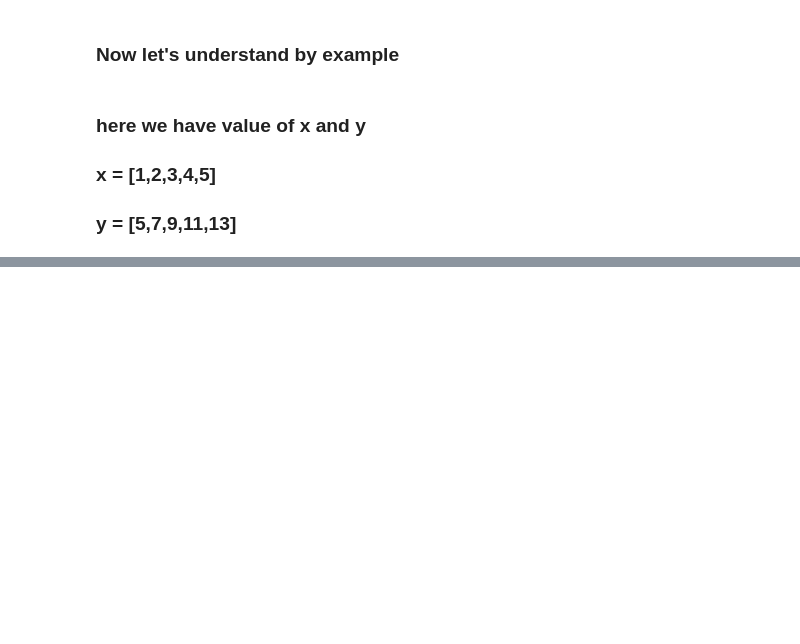
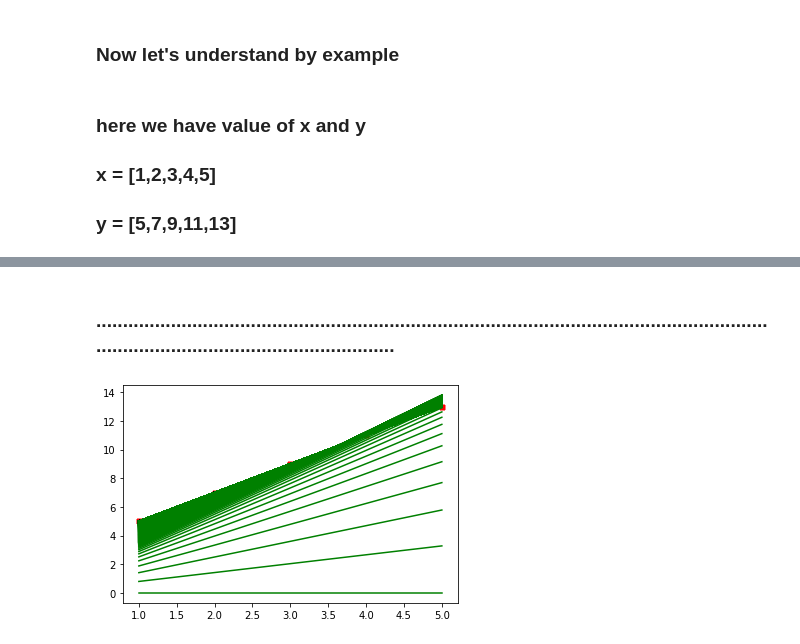
Before and after one commit to vishaldubey180/Machine-learning-with-python, a Jupyter notebook: GradientDescent/Gradient descent and cost function.ipynb, the cells around one changed output, grey strips where cells are left out. Drawn from its saved outputs; the diff is of its cells as text; code cells hidden in the pictures; blank space fills up the shorter version.

Commit message:
completed gradient descent tutorial and created practice set

```diff
--- a/GradientDescent/Gradient descent and cost function.ipynb
+++ b/GradientDescent/Gradient descent and cost function.ipynb
@@ -135,0 +140,24 @@
+# %%
+def gradient_descent(x,y):     #defining gradient descent function with the value of x and y value
+    m_curr=b_curr=0            # here we start with some value of m and b(mcurrent and b current)
+    iteration = 1000           # Here we are defining number of step which we rae going to take
+    n = len(x)
+    learning_rate = 0.001
+
+
+
+    for i in range(iteration):
+        y_predicted = m_curr *x + b_curr
+        # next step is to calculate m derivative and b derivative
+        md = -(2/n)*sum(x*(y-y_predicted))
+        bd = -(2/n)*sum(y-y_predicted)
+        # Now we will adjust the m current with learning rate
+        m_curr = m_curr - learning_rate * md
+        b_curr = b_curr - learning_rate * bd
+        print('m{}, b{}, iteration{}'.format(m_curr,b_curr,i))
+
+
+x = np.array([1,2,3,4,5])
+y = np.array([5,7,9,11,13])
+
+gradient_descent(x,y)
@@ -135,0 +398,2 @@
+# %% [markdown]
+### ......................................................................................................................................................................................
@@ -135,0 +403,22 @@
+# %%
+%matplotlib inline
+def gradient_descent(x,y):
+    m_curr = b_curr = 0
+    rate = 0.01
+    n = len(x)
+    plt.scatter(x,y,color='red',marker='+',linewidth='5')
+    for i in range(10000):
+        y_predicted = m_curr * x + b_curr
+#         print (m_curr,b_curr, i)
+        plt.plot(x,y_predicted,color='green')
+        md = -(2/n)*sum(x*(y-y_predicted))
+        yd = -(2/n)*sum(y-y_predicted)
+        m_curr = m_curr - rate * md
+        b_curr = b_curr - rate * yd
+# %%
+x = np.array([1,2,3,4,5])
+y = np.array([5,7,9,11,13])
+# %%
+gradient_descent(x,y)
+# %% [output]
+[figure, added]
```
Also changed, not shown: parts of 12 cells of this notebook, 1 other file.
